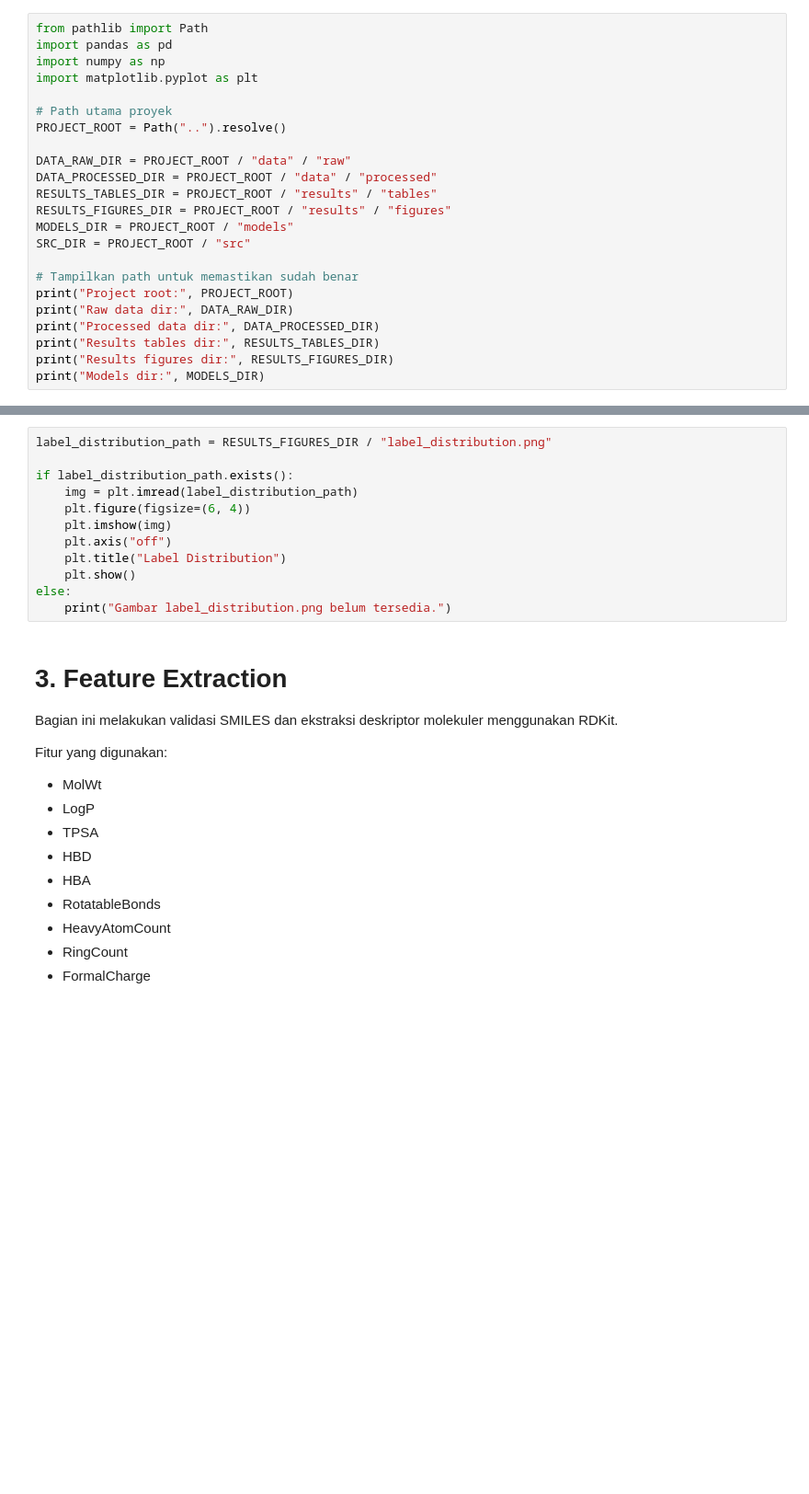
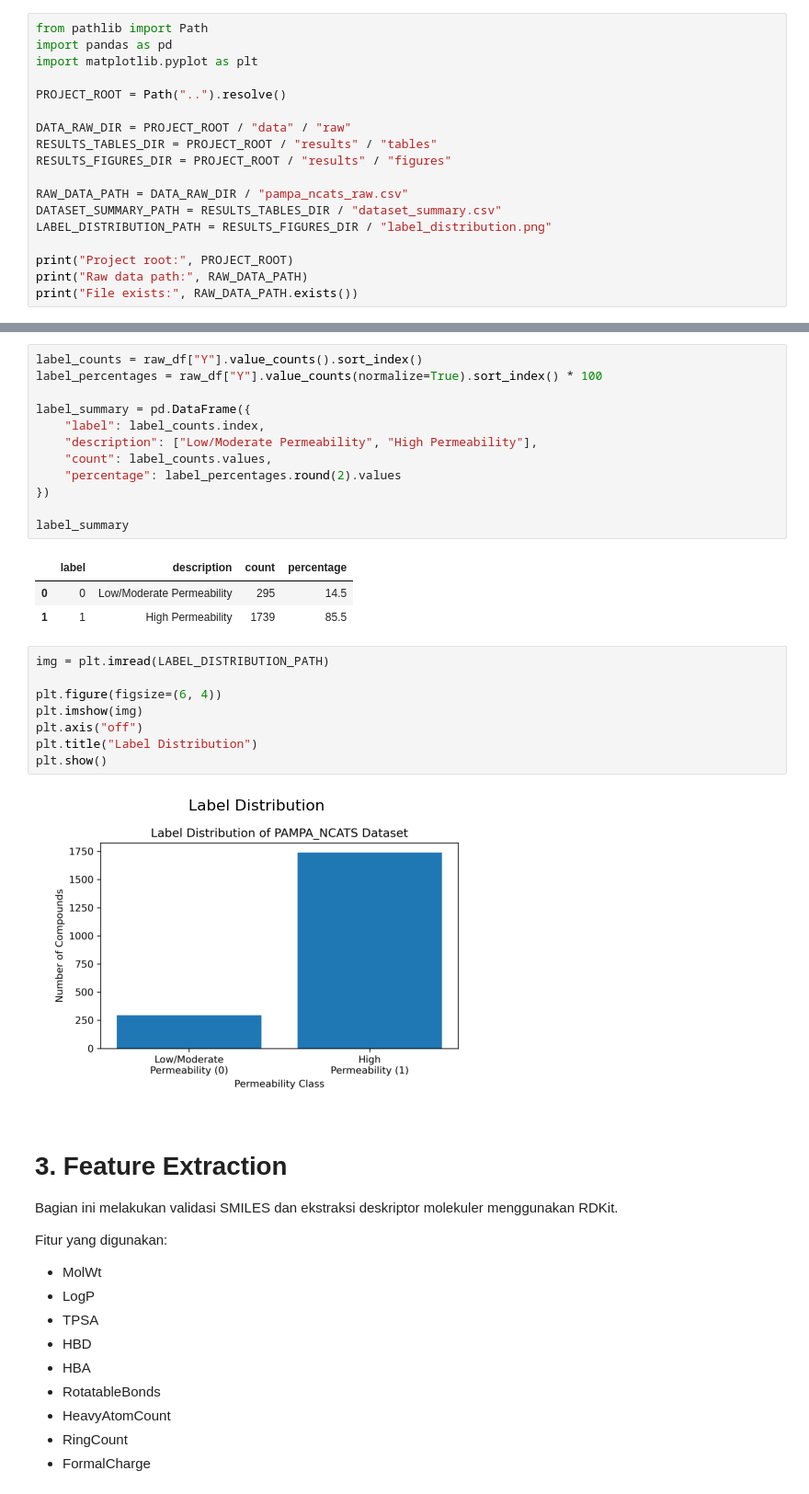
Before and after one commit to sonyaaputri/membrane-permeability-ml, a Jupyter notebook: notebooks/membrane_permeability_demo.ipynb, the cells around one changed output, grey strips where cells are left out. Shown at 92% size. Saved outputs shown, nothing was run; the diff lists cells and outputs as text; blank space fills up the shorter version.

Commit message:
docs: add dataset sections to demo notebook

```diff
--- a/notebooks/membrane_permeability_demo.ipynb
+++ b/notebooks/membrane_permeability_demo.ipynb
@@ -17,25 +24,20 @@ Notebook ini digunakan sebagai file utama untuk menjalankan demo program. Pipeli
 # %%
 from pathlib import Path
 import pandas as pd
-import numpy as np
 import matplotlib.pyplot as plt
 
-# Path utama proyek
 PROJECT_ROOT = Path("..").resolve()
 
 DATA_RAW_DIR = PROJECT_ROOT / "data" / "raw"
-DATA_PROCESSED_DIR = PROJECT_ROOT / "data" / "processed"
 RESULTS_TABLES_DIR = PROJECT_ROOT / "results" / "tables"
 RESULTS_FIGURES_DIR = PROJECT_ROOT / "results" / "figures"
-MODELS_DIR = PROJECT_ROOT / "models"
-SRC_DIR = PROJECT_ROOT / "src"
 
-# Tampilkan path untuk memastikan sudah benar
+RAW_DATA_PATH = DATA_RAW_DIR / "pampa_ncats_raw.csv"
+DATASET_SUMMARY_PATH = RESULTS_TABLES_DIR / "dataset_summary.csv"
+LABEL_DISTRIBUTION_PATH = RESULTS_FIGURES_DIR / "label_distribution.png"
+
 print("Project root:", PROJECT_ROOT)
-print("Raw data dir:", DATA_RAW_DIR)
-print("Processed data dir:", DATA_PROCESSED_DIR)
-print("Results tables dir:", RESULTS_TABLES_DIR)
-print("Results figures dir:", RESULTS_FIGURES_DIR)
-print("Models dir:", MODELS_DIR)
+print("Raw data path:", RAW_DATA_PATH)
+print("File exists:", RAW_DATA_PATH.exists())
 # %% [output]
 Project root: C:\Users\SONYA PUTRI\Documents\Semester 6\KDS\Tubes\membrane-permeability-ml
@@ -84,15 +99,29 @@ else:
 # %%
-label_distribution_path = RESULTS_FIGURES_DIR / "label_distribution.png"
+label_counts = raw_df["Y"].value_counts().sort_index()
+label_percentages = raw_df["Y"].value_counts(normalize=True).sort_index() * 100
 
-if label_distribution_path.exists():
-    img = plt.imread(label_distribution_path)
-    plt.figure(figsize=(6, 4))
-    plt.imshow(img)
-    plt.axis("off")
-    plt.title("Label Distribution")
-    plt.show()
-else:
-    print("Gambar label_distribution.png belum tersedia.")
+label_summary = pd.DataFrame({
+    "label": label_counts.index,
+    "description": ["Low/Moderate Permeability", "High Permeability"],
+    "count": label_counts.values,
+    "percentage": label_percentages.round(2).values
+})
+
+label_summary
+# %% [output]
+|  | label | description | count | percentage |
+| 0 | 0 | Low/Moderate Permeability | 295 | 14.5 |
+| 1 | 1 | High Permeability | 1739 | 85.5 |
+# %%
+img = plt.imread(LABEL_DISTRIBUTION_PATH)
+
+plt.figure(figsize=(6, 4))
+plt.imshow(img)
+plt.axis("off")
+plt.title("Label Distribution")
+plt.show()
+# %% [output]
+[figure, added]
 # %% [markdown]
 # 3. Feature Extraction
 
```
Also changed, not shown: parts of 8 cells of this notebook, 1 other file.
